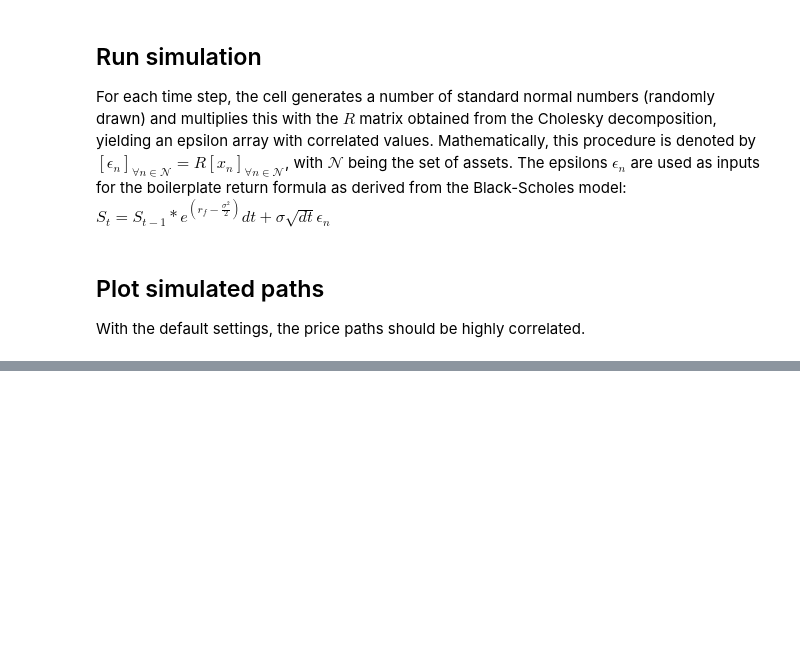
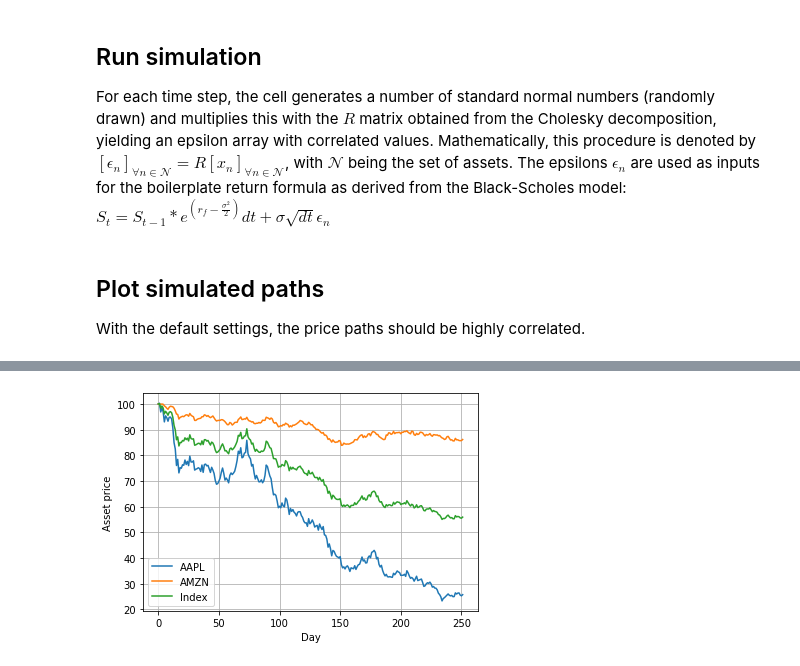
Before and after one commit to JMFerret/colab, a Jupyter notebook: 2_stocks_simulation.ipynb, the cells around one changed output, grey strips where cells are left out. Cells and saved outputs as stored; diff of their text form; code cells hidden in the pictures; blank space fills up the shorter version.

```diff
--- a/2_stocks_simulation.ipynb
+++ b/2_stocks_simulation.ipynb
@@ -109,0 +102,28 @@ plt.show()
+# %%
+weights = {}
+for stock in STOCK_TICKERS:
+  weights[stock] = 1 / NUMBER_OF_STOCKS
+
+index = []
+for t in range(T):
+  index.append(0)
+  for i, stock in enumerate(STOCK_TICKERS):
+    index[t] += weights[stock] * stock_price_array[i][t]
+# %%
+fig = plt.figure()
+ax = fig.add_subplot(1, 1, 1)
+array_day_plot = [t for t in range(T)]
+
+for n in range(NUMBER_OF_STOCKS):
+    ax.plot(array_day_plot, stock_price_array[n],\
+                        label = '{}'.format(STOCK_TICKERS[n]))
+
+ax.plot(array_day_plot, index, label = 'Index')
+plt.grid()
+plt.xlabel('Day')
+plt.ylabel('Asset price')
+plt.legend(loc='best')
+
+plt.show()
+# %% [output]
+[figure, added]
```
Also changed, not shown: parts of 8 cells of this notebook.
